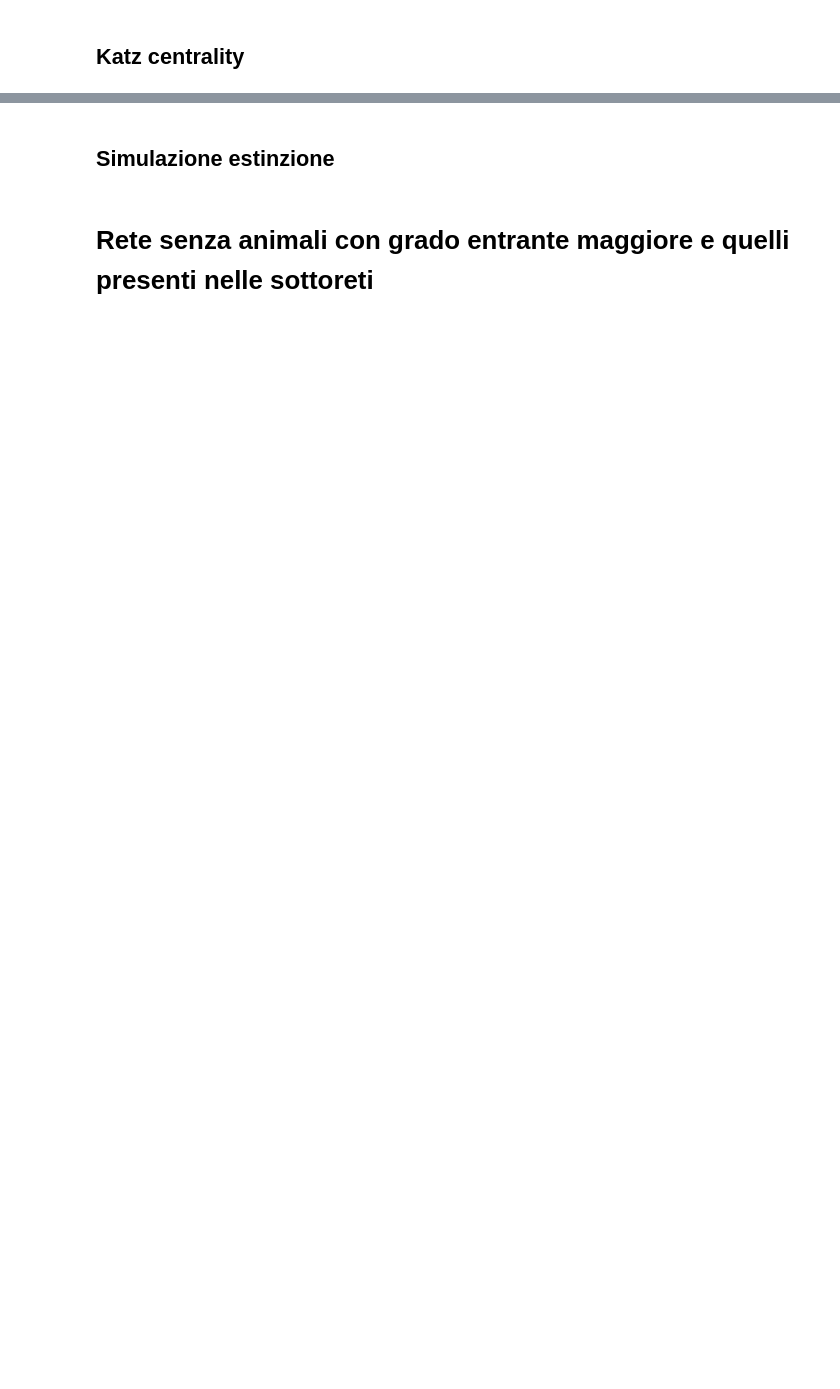
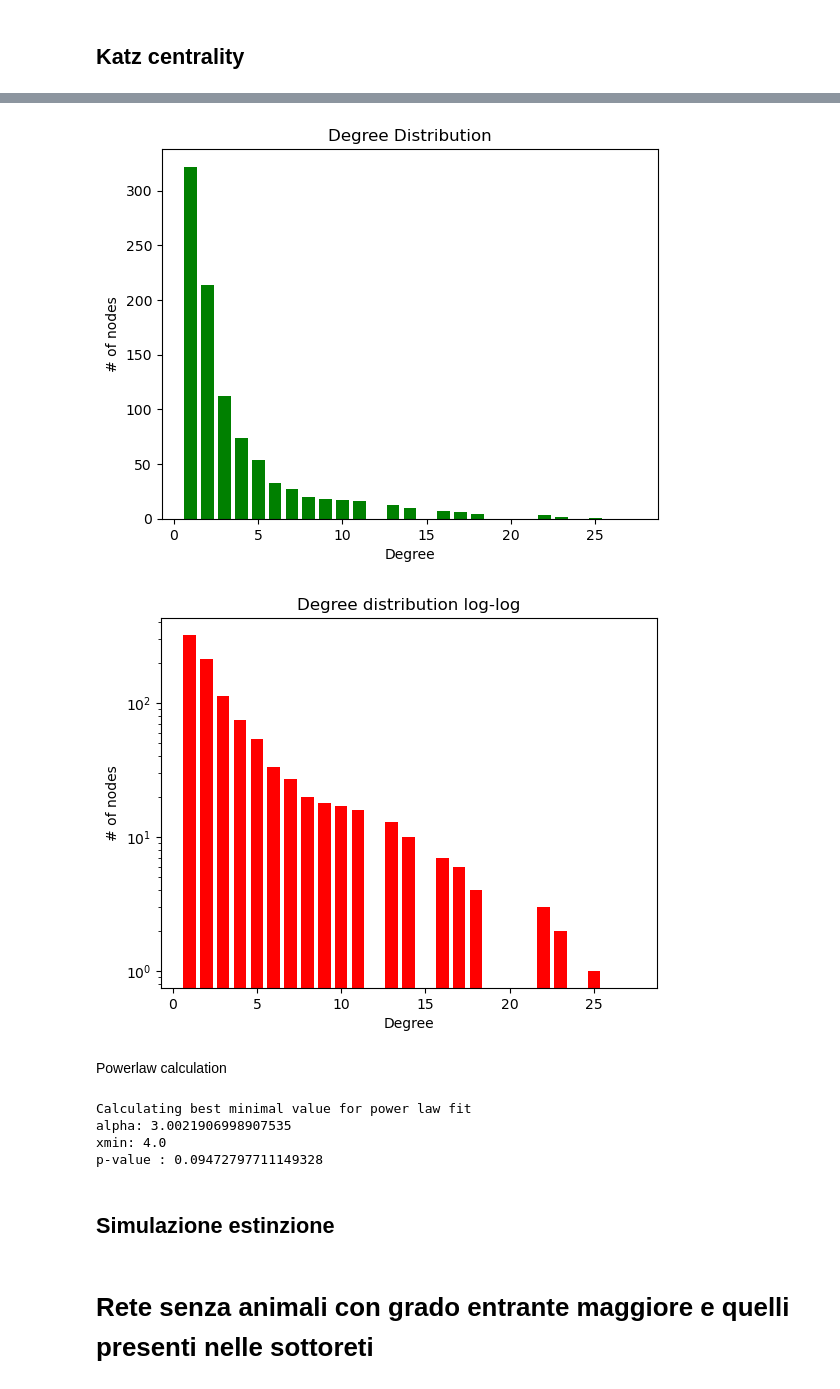
Before and after one commit to Lambe5/SocialNetwork, a Jupyter notebook: CreateGraph.ipynb, the cells around one changed output, grey strips where cells are left out. Cells and saved outputs as stored; diff of their text form; code cells hidden in the pictures; blank space fills up the shorter version.

```diff
--- a/CreateGraph.ipynb
+++ b/CreateGraph.ipynb
@@ -481,3 +737,43 @@ for n, c in sorted(katz_centrality.items(), key= lambda item:item[1], reverse=Tr
+# %%
+degree_sequence = list(G.degree)
+
+degree_sequence.sort(key=lambda item:item[1],reverse=True)
+
+nodes, degree = zip(*degree_sequence)
+
+pos = np.arange(len(nodes))
+width = 0.75
+
+ax = plt.axes()
+ax.set_title("Degree Distribution")
+ax.set_xlabel("Degree")
+ax.set_ylabel("# of nodes")
+plt.bar(degree,pos,width,color='g')
+
+plt.show()
+
+# log-log scale
+ax = plt.axes()
+ax.set_title("Degree distribution log-log")
+ax.set_xlabel("Degree")
+ax.set_ylabel("# of nodes")
+plt.bar(degree,pos,width,color='r', log=True)
+plt.show()
+# %% [output]
+[figure, added]
+[figure, added]
+# %% [markdown]
+Powerlaw calculation
+# %%
+result = powerlaw.Fit(degree)
+print("alpha:",result.alpha)
+print("xmin:",result.xmin)
+print("p-value :",result.D)
+# %% [output]
+Calculating best minimal value for power law fit
+alpha: 3.0021906998907535
+xmin: 4.0
+p-value : 0.09472797711149328
 # %% [markdown]
 ## Simulazione estinzione
 # %%
```
Also changed, not shown: parts of 42 cells of this notebook.
